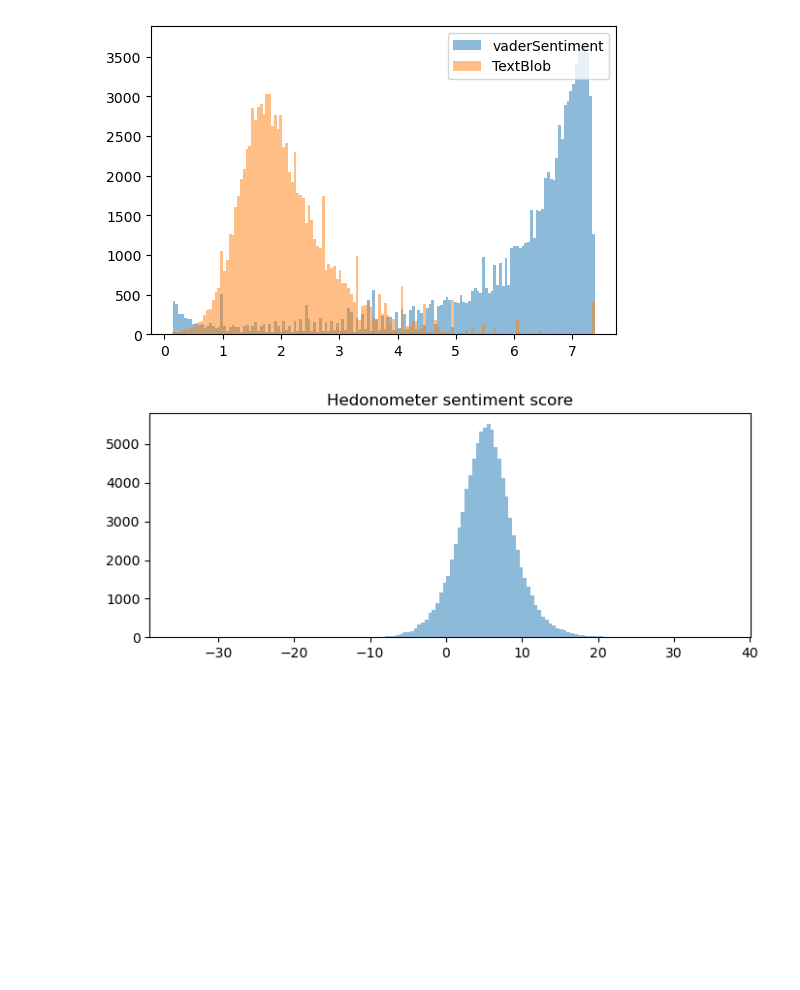
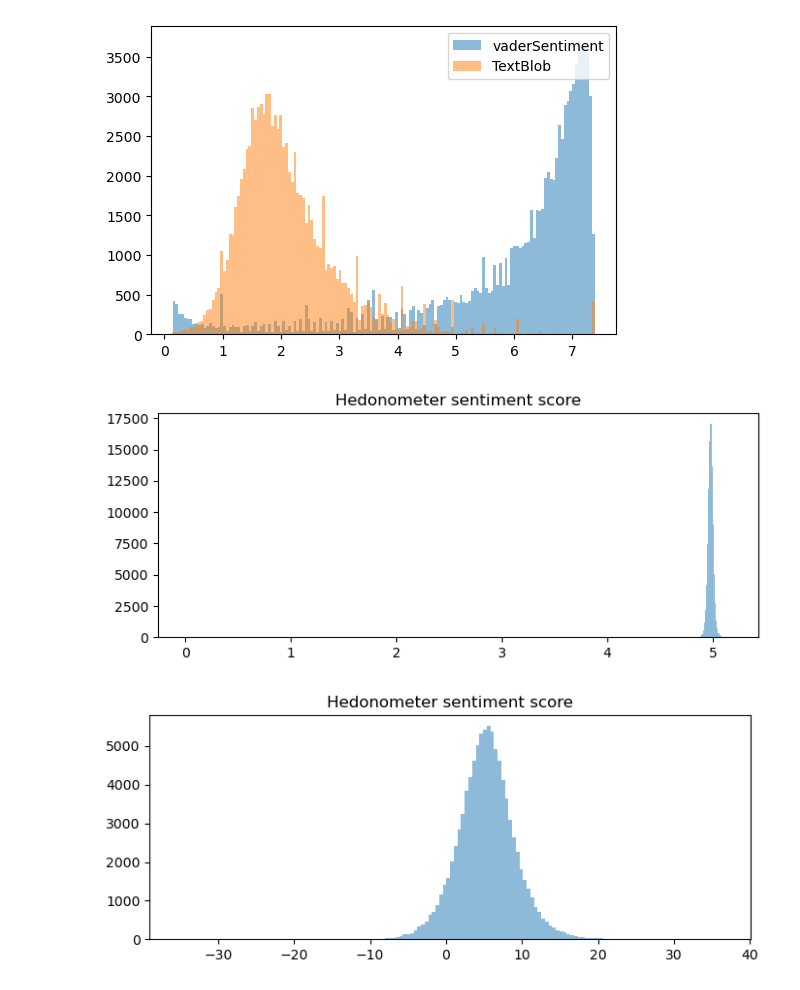
Before and after one commit to jago-h/TM_project, a Jupyter notebook: PyProcess.ipynb, the cells around one changed output. Cells and saved outputs as stored; diff of their text form; code cells hidden in the pictures; blank space fills up the shorter version.

```diff
--- a/PyProcess.ipynb
+++ b/PyProcess.ipynb
@@ -41,4 +57,15 @@ plt.legend(loc='upper right')
 plt.show()
 # %% [output]
 [figure]
+# %%
+# Plot original Hedonometer
+plt.figure(figsize=(8,3))
+
+data = df['Hedonometer sentiment score']
+plt.hist(data, bins = 500, alpha=0.5)
+plt.title('Hedonometer sentiment score')
+
+plt.show()
+# %% [output]
+[figure, added]
 # %%
```
Also changed, not shown: parts of 3 cells of this notebook.
